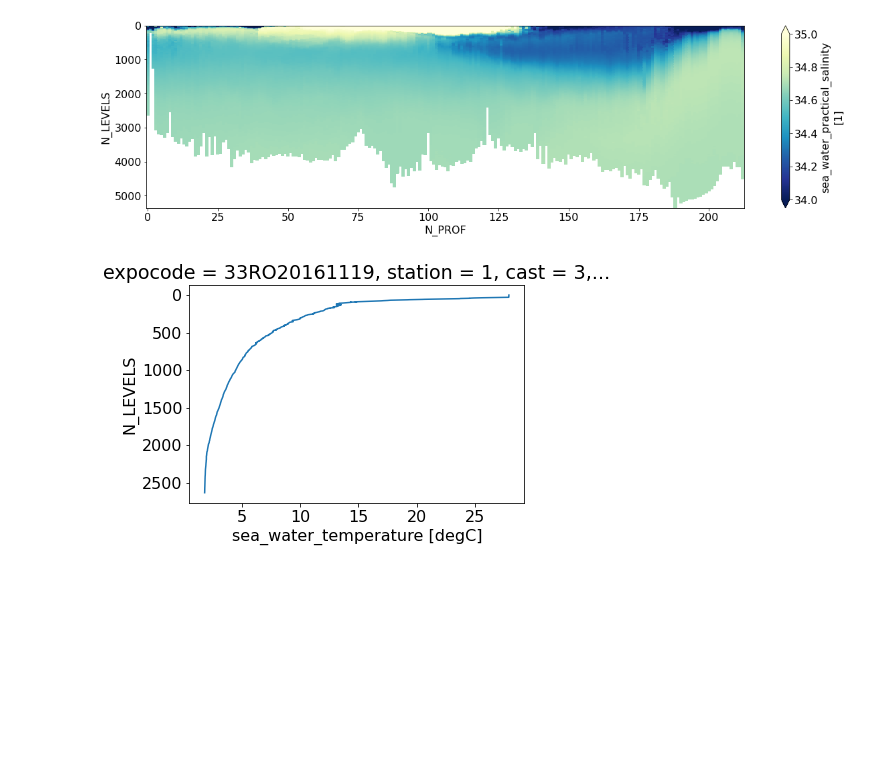
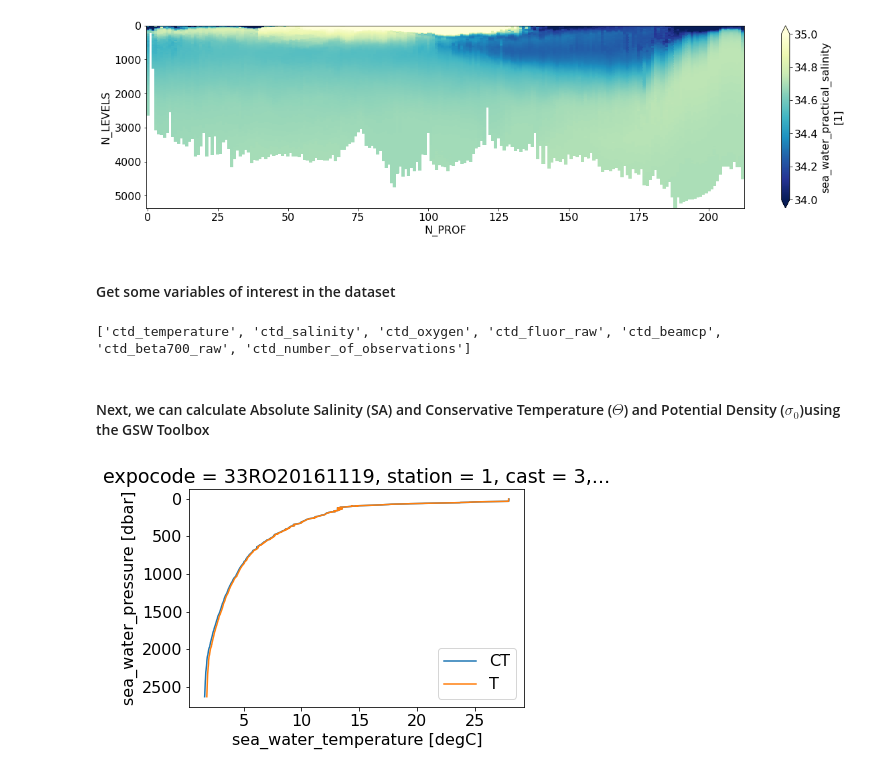
Before and after one commit to cchdo/demo_notebooks, a Jupyter notebook: explore_go-ship.ipynb, the cells around one changed output. Cells and saved outputs as stored; diff of their text form; code cells hidden in the pictures; blank space fills up the shorter version.

```diff
--- a/explore_go-ship.ipynb
+++ b/explore_go-ship.ipynb
@@ -125,9 +127,31 @@ ds.ctd_salinity.T.plot(figsize=(20,5),yincrease=False,cmap='YlGnBu_r',vmax=35.,v
 plt.show()
 # %% [output]
 [figure]
-# %%
-# Plot CTD Temperature vs Pressure Level for the first profile (index 0)
-ds.ctd_temperature[0,:].plot(yincrease=False,y='N_LEVELS')
-plt.show()
-# %% [output]
-[figure, removed]
+# %% [markdown]
+#### Get some variables of interest in the dataset
+# %%
+exclude_vars = ['bottle_number']  # exclude these variables
+
+# get a list of variables that we might be interested in-
+# Filter remove one dimensional variables, QC flags and error variables
+
+vars_of_interest = [i for i in all_vars if '_qc' not in i and '_error' not in i
+                    and i not in exclude_vars
+                    and len(ds[i].dims)==2]
+print(vars_of_interest)
+# %% [output]
+['ctd_temperature', 'ctd_salinity', 'ctd_oxygen', 'ctd_fluor_raw', 'ctd_beamcp', 'ctd_beta700_raw', 'ctd_number_of_observations']
+# %% [markdown]
+#### Next, we can calculate Absolute Salinity (SA) and Conservative Temperature ($\Theta$) and Potential Density ($\sigma_0$)using the GSW Toolbox
+# %%
+ds['SA'] = gsw.SA_from_SP(ds.ctd_salinity, ds.pressure, ds.longitude, ds.latitude)
+ds['CT'] = gsw.CT_from_t(ds.SA,ds.ctd_temperature, ds.pressure)
+ds['sigma_0'] = gsw.sigma0(ds.SA,ds.CT)
+# %%
+# Plot CTD Temperature and Conservative Temperature vs Pressure Level for the first profile (index 0)
+ds.CT.T[:,0].plot(y='pressure',yincrease=False,label='CT')
+ds.ctd_temperature.T[:,0].plot(y='pressure',yincrease=False,label='T')
+plt.legend()
+plt.show()
+# %% [output]
+[figure, added]
```
Also changed, not shown: parts of 7 cells of this notebook.
